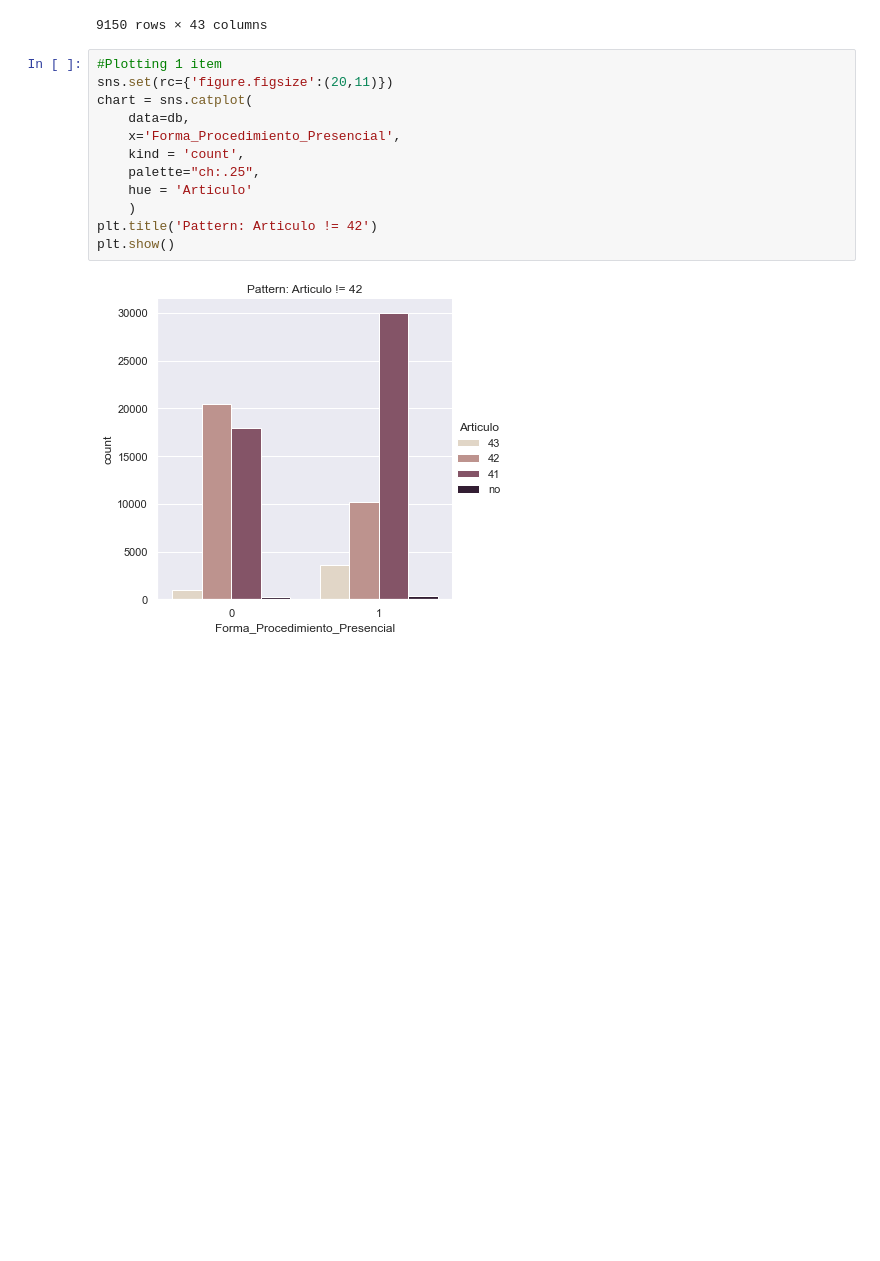
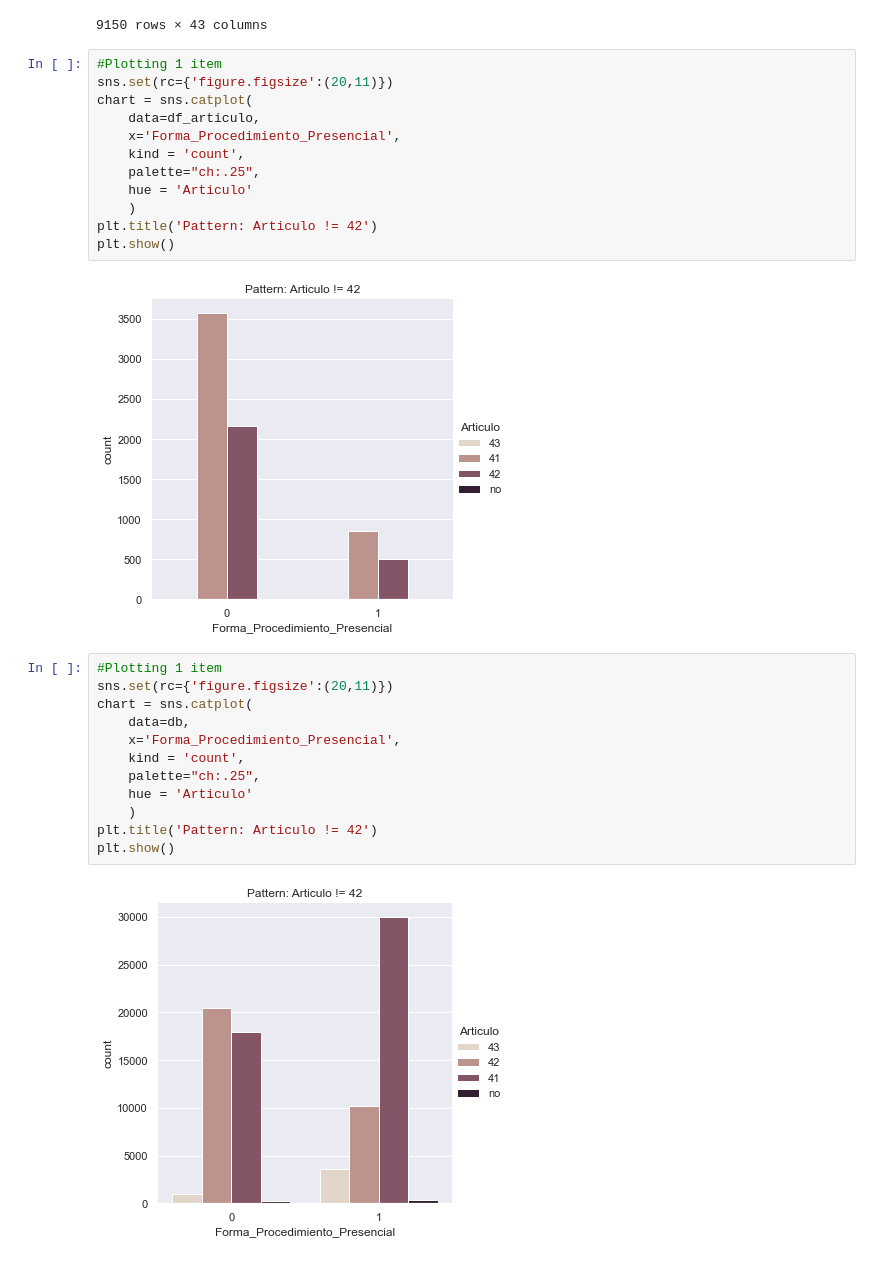
Before and after one commit to ML-Group-Col/Exped_Visualizations, a Jupyter notebook: visuals_dany.ipynb, the cells around one changed output. Cells and saved outputs as stored; diff of their text form; blank space fills up the shorter version.

Commit message:
visuals

```diff
--- a/visuals_dany.ipynb
+++ b/visuals_dany.ipynb
@@ -98,6 +70,20 @@ df_articulo
 | 96113 | internacional | electronica | nancy ramirez resendiz | incan | NaN | ... |
 | 96116 | otro | electronica | patricia xospa villeda | semar | NaN | ... |
 9150 rows × 43 columns
+# %%
+#Plotting 1 item
+sns.set(rc={'figure.figsize':(20,11)})
+chart = sns.catplot(
+    data=df_articulo,
+    x='Forma_Procedimiento_Presencial',
+    kind = 'count',
+    palette="ch:.25",
+    hue = 'Articulo'
+    )
+plt.title('Pattern: Articulo != 42')
+plt.show()
+# %% [output]
+[figure, added]
 # %%
 #Plotting 1 item
 sns.set(rc={'figure.figsize':(20,11)})
```
Also changed, not shown: parts of 6 cells of this notebook.
